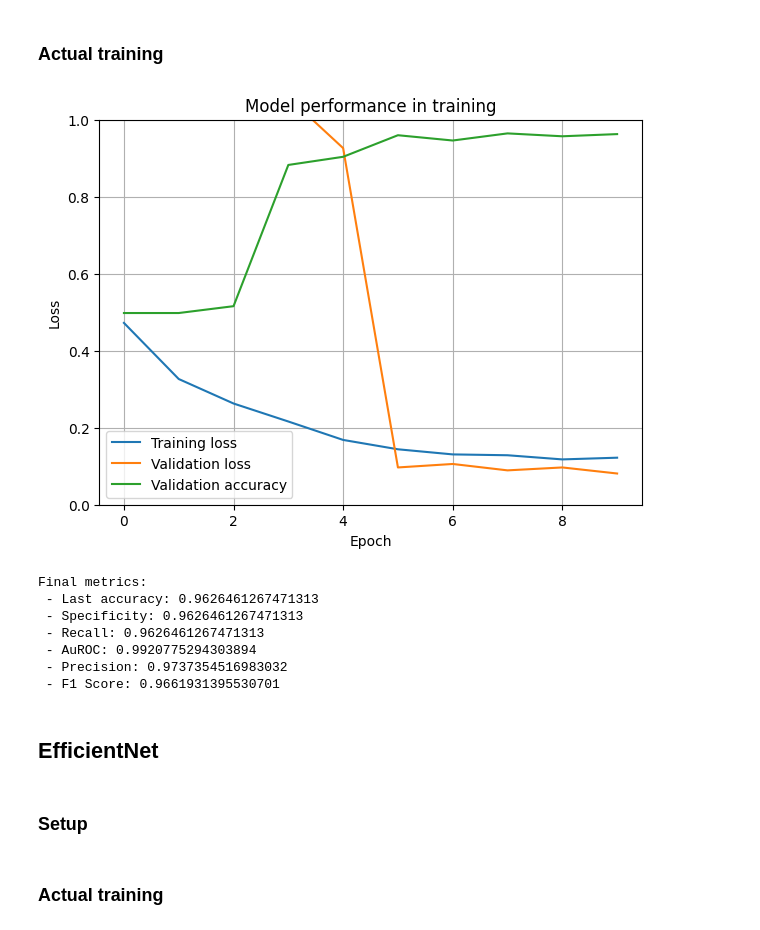
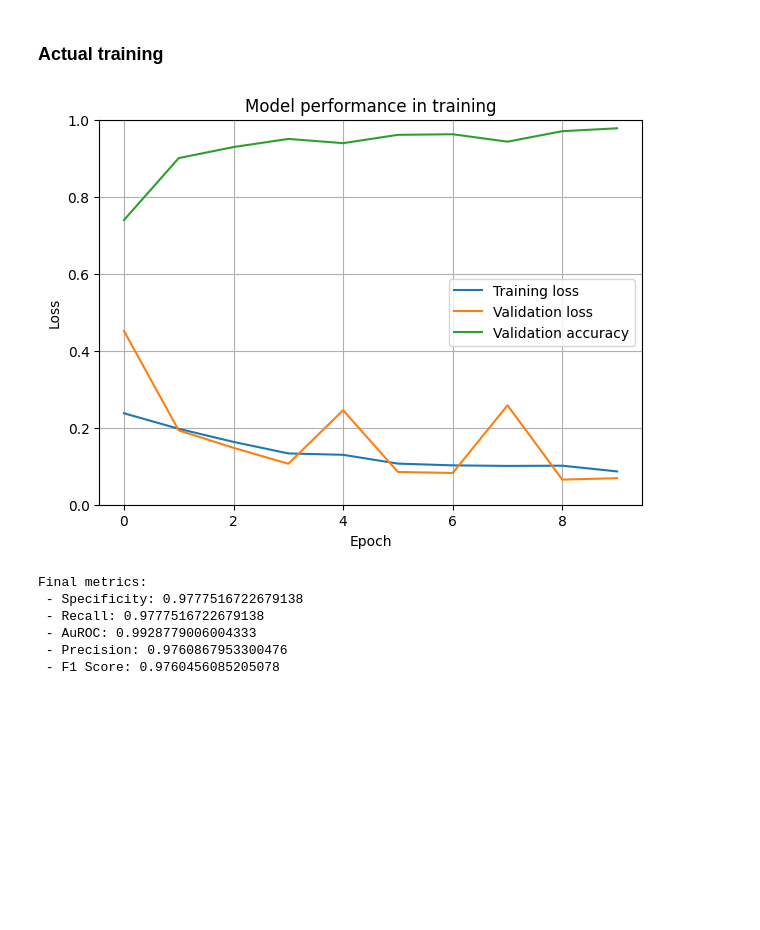
Before and after one commit to lordPachy/acquafuochinofuoco, a Jupyter notebook: main.ipynb, the cells around one changed output. Drawn from its saved outputs; the diff is of its cells as text; code cells hidden in the pictures; blank space fills up the shorter version.

```diff
--- a/main.ipynb
+++ b/main.ipynb
@@ -308,12 +313,12 @@ trainer = Trainer(model, loss, optimizer, epochs=10)
 # %%
 # Note how the model needs to be on GPU
 
-model = ResNet34(num_outputs=2).to(device)
-optimizer = torch.optim.SGD(params=model.parameters(), lr=0.1)
-loss = torch.nn.CrossEntropyLoss()
-scheduler = torch.optim.lr_scheduler.LinearLR(optimizer, start_factor=1, end_factor=0.1, total_iters=5)
-trainer = Trainer(model, loss, optimizer, scheduler, epochs=10)
+res_model = ResNet34(num_outputs=2).to(device)
+res_optimizer = torch.optim.SGD(params=res_model.parameters(), lr=0.1)
+res_loss = torch.nn.CrossEntropyLoss()
+res_scheduler = torch.optim.lr_scheduler.LinearLR(res_optimizer, start_factor=1, end_factor=0.1, total_iters=5)
+res_trainer = Trainer(res_model, res_loss, res_optimizer, res_scheduler, epochs=10)
 # %% [markdown]
 ### Actual training
 # %%
-#trainer.fit_model(train_loader, val_loader)
+res_trainer.fit_model(train_loader, val_loader)
@@ -324,25 +348,20 @@ trainer = Trainer(model, loss, optimizer, scheduler, epochs=10)
 # %%
 # Note how the model needs to be on GPU
 
-model = torchvision.models.DenseNet(num_classes = 2).to(device)
-optimizer = torch.optim.SGD(params=model.parameters(), lr=0.1)
-loss = torch.nn.CrossEntropyLoss()
-scheduler = torch.optim.lr_scheduler.LinearLR(optimizer, start_factor=1, end_factor=0.1, total_iters=5)
-trainer = Trainer(model, loss, optimizer, scheduler, epochs=10)
+den_model = torchvision.models.DenseNet(num_classes = 2).to(device)
+den_optimizer = torch.optim.SGD(params=den_model.parameters(), lr=0.1)
+den_loss = torch.nn.CrossEntropyLoss()
+den_scheduler = torch.optim.lr_scheduler.LinearLR(den_optimizer, start_factor=1, end_factor=0.1, total_iters=5)
+den_trainer = Trainer(den_model, den_loss, den_optimizer, den_scheduler, epochs=10)
 # %% [markdown]
 ### Actual training
 # %%
-trainer.fit_model(train_loader, val_loader)
+den_trainer.fit_model(train_loader, val_loader)
 # %% [output]
-[figure, old version]
+[figure, new version]
 Final metrics:
- - Last accuracy: 0.9626461267471313
- - Specificity: 0.9626461267471313
- - Recall: 0.9626461267471313
- - AuROC: 0.9920775294303894
- - Precision: 0.9737354516983032
- - F1 Score: 0.9661931395530701
+ - Specificity: 0.9777516722679138
+ - Recall: 0.9777516722679138
+ - AuROC: 0.9928779006004333
+ - Precision: 0.9760867953300476
+ - F1 Score: 0.9760456085205078
-# %% [markdown]
-## EfficientNet
-# %% [markdown]
-### Setup
@@ -357,2 +367,0 @@ trainer = Trainer(model, loss, optimizer, scheduler, epochs=10)
-# %% [markdown]
-### Actual training
```
Also changed, not shown: parts of 13 cells of this notebook.
